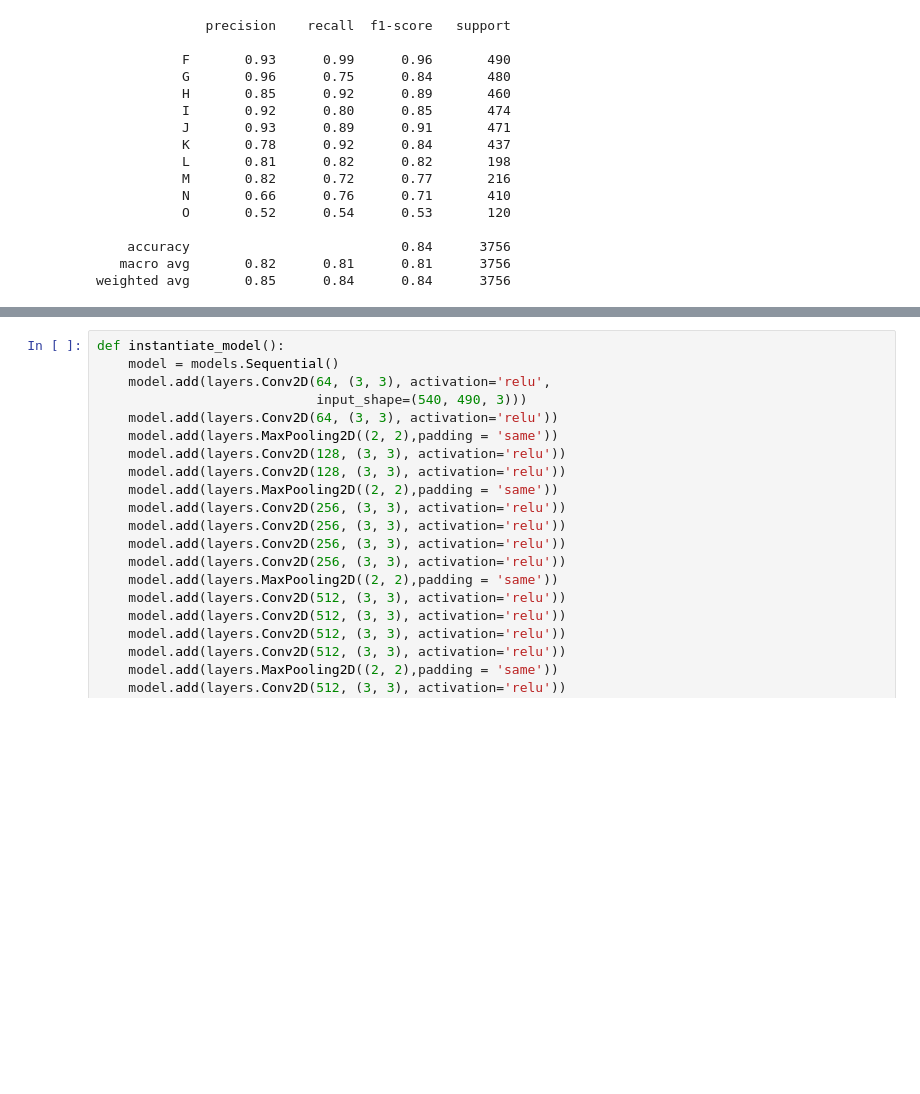
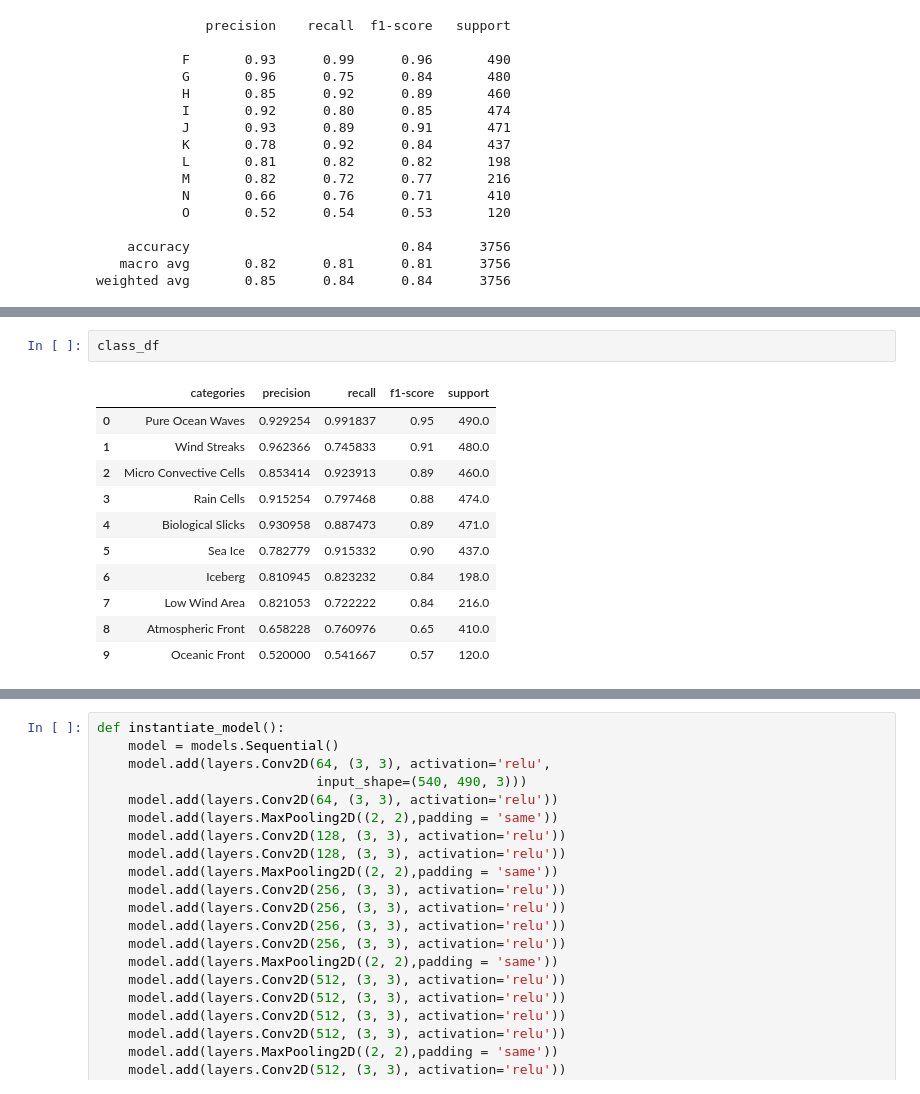
Before and after one commit to mattlegro/SAR-OceanImage-CNN, a Jupyter notebook: CNN_iters.ipynb, the cells around one changed output, grey strips where cells are left out. Cells and saved outputs as stored; diff of their text form; blank space fills up the shorter version.

```diff
--- a/CNN_iters.ipynb
+++ b/CNN_iters.ipynb
@@ -264,0 +482,14 @@ weighted avg       0.85      0.84      0.84      3756
+# %%
+class_df
+# %% [output]
+|  | categories | precision | recall | f1-score | support |
+| 0 | Pure Ocean Waves | 0.929254 | 0.991837 | 0.95 | 490.0 |
+| 1 | Wind Streaks | 0.962366 | 0.745833 | 0.91 | 480.0 |
+| 2 | Micro Convective Cells | 0.853414 | 0.923913 | 0.89 | 460.0 |
+| 3 | Rain Cells | 0.915254 | 0.797468 | 0.88 | 474.0 |
+| 4 | Biological Slicks | 0.930958 | 0.887473 | 0.89 | 471.0 |
+| 5 | Sea Ice | 0.782779 | 0.915332 | 0.90 | 437.0 |
+| 6 | Iceberg | 0.810945 | 0.823232 | 0.84 | 198.0 |
+| 7 | Low Wind Area | 0.821053 | 0.722222 | 0.84 | 216.0 |
+| 8 | Atmospheric Front | 0.658228 | 0.760976 | 0.65 | 410.0 |
+| 9 | Oceanic Front | 0.520000 | 0.541667 | 0.57 | 120.0 |
```
Also changed, not shown: parts of 37 cells of this notebook, 10 other files.
